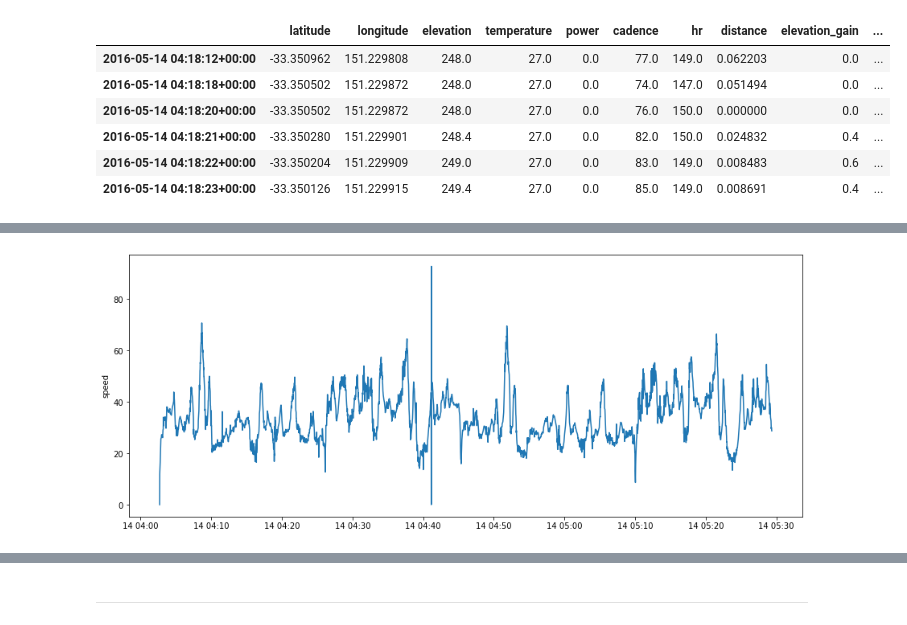
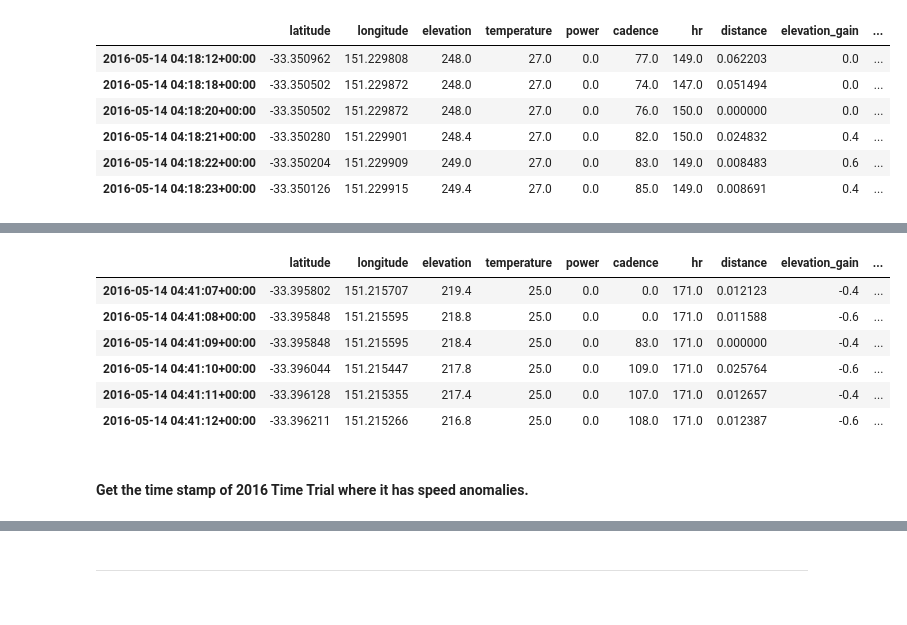
Before and after one commit to walthersy/DataScience-Portfolio, a Jupyter notebook: Portfolio 1.ipynb, the cells around one changed output, grey strips where cells are left out. Cells and saved outputs as stored; diff of their text form; code cells hidden in the pictures.

```diff
--- a/Portfolio 1.ipynb
+++ b/Portfolio 1.ipynb
@@ -182,8 +194,0 @@ df.query('dataset=="2016 Race"').between_time('4:18:12','4:18:23')
-# %%
-plt.figure(figsize=(15,6))
-sns.lineplot(data=df.query('dataset == "2016 Race"'),
-             x=df.query('dataset == "2016 Race"').index,
-             y='speed')
-plt.show()
-# %% [output]
-[figure, removed]
@@ -191,0 +195,18 @@ plt.show()
+# %%
+pre2 = 41.715290
+post2 = 45.563577
+mean2 = (pre2+post2)/2
+
+df.loc['2016-05-14 04:41:09','speed'] = mean2
+df.loc['2016-05-14 04:41:10','speed'] = mean2
+df.query('dataset=="2016 Race"').between_time('4:41:07','4:41:12')
+# %% [output]
+|  | latitude | longitude | elevation | temperature | power | cadence | hr | distance | elevation_gain | ... |
+| 2016-05-14 04:41:07+00:00 | -33.395802 | 151.215707 | 219.4 | 25.0 | 0.0 | 0.0 | 171.0 | 0.012123 | -0.4 | ... |
+| 2016-05-14 04:41:08+00:00 | -33.395848 | 151.215595 | 218.8 | 25.0 | 0.0 | 0.0 | 171.0 | 0.011588 | -0.6 | ... |
+| 2016-05-14 04:41:09+00:00 | -33.395848 | 151.215595 | 218.4 | 25.0 | 0.0 | 83.0 | 171.0 | 0.000000 | -0.4 | ... |
+| 2016-05-14 04:41:10+00:00 | -33.396044 | 151.215447 | 217.8 | 25.0 | 0.0 | 109.0 | 171.0 | 0.025764 | -0.6 | ... |
+| 2016-05-14 04:41:11+00:00 | -33.396128 | 151.215355 | 217.4 | 25.0 | 0.0 | 107.0 | 171.0 | 0.012657 | -0.4 | ... |
+| 2016-05-14 04:41:12+00:00 | -33.396211 | 151.215266 | 216.8 | 25.0 | 0.0 | 108.0 | 171.0 | 0.012387 | -0.6 | ... |
+# %% [markdown]
+#### Get the time stamp of 2016 Time Trial where it has speed anomalies.
```
Also changed, not shown: parts of 21 cells of this notebook.
